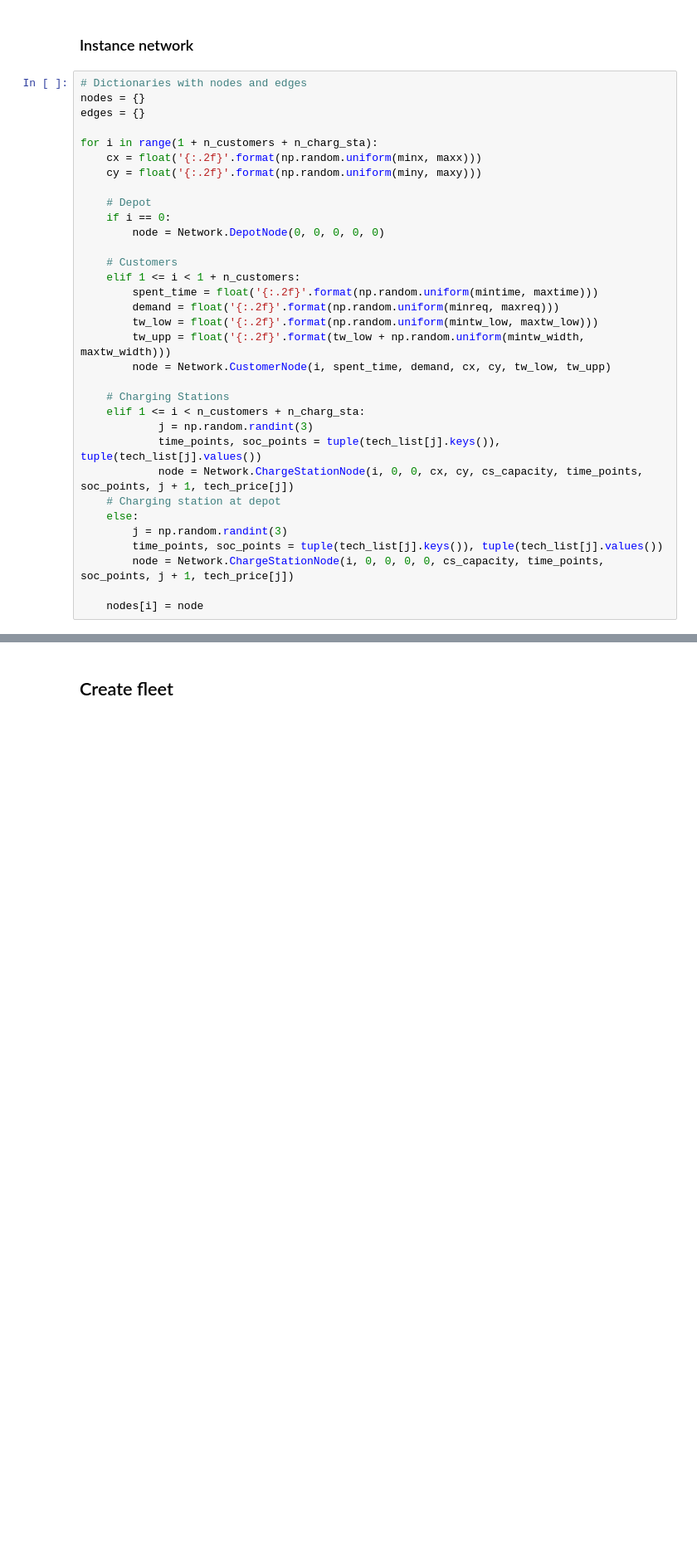
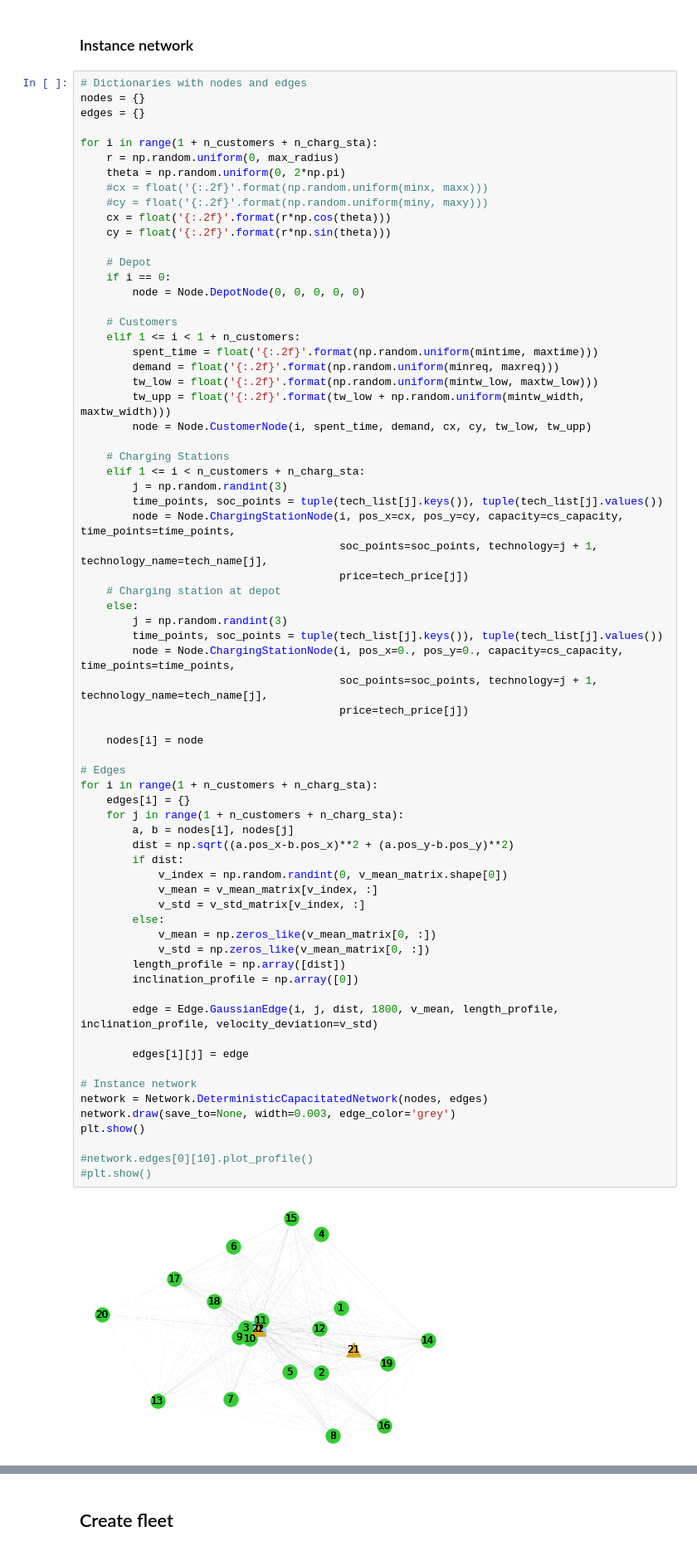
Before and after one commit to jpfutalef/DynamicStochasticElectricVRP, a Jupyter notebook: notebooks/instanceCreatorUtility.ipynb, the cells around one changed output, grey strips where cells are left out. Shown at 83% size. Saved outputs shown, nothing was run; the diff lists cells and outputs as text; blank space fills up the shorter version.

```diff
--- a/notebooks/instanceCreatorUtility.ipynb
+++ b/notebooks/instanceCreatorUtility.ipynb
@@ -161,33 +209,71 @@ fig.tight_layout()
 # %%
 # Dictionaries with nodes and edges
 nodes = {}
 edges = {}
 
 for i in range(1 + n_customers + n_charg_sta):
-    cx = float('{:.2f}'.format(np.random.uniform(minx, maxx)))
-    cy = float('{:.2f}'.format(np.random.uniform(miny, maxy)))
+    r = np.random.uniform(0, max_radius)
+    theta = np.random.uniform(0, 2*np.pi)
+    #cx = float('{:.2f}'.format(np.random.uniform(minx, maxx)))
+    #cy = float('{:.2f}'.format(np.random.uniform(miny, maxy)))
+    cx = float('{:.2f}'.format(r*np.cos(theta)))
+    cy = float('{:.2f}'.format(r*np.sin(theta)))
 
     # Depot
     if i == 0:
-        node = Network.DepotNode(0, 0, 0, 0, 0)
+        node = Node.DepotNode(0, 0, 0, 0, 0)
 
     # Customers
     elif 1 <= i < 1 + n_customers:
         spent_time = float('{:.2f}'.format(np.random.uniform(mintime, maxtime)))
         demand = float('{:.2f}'.format(np.random.uniform(minreq, maxreq)))
         tw_low = float('{:.2f}'.format(np.random.uniform(mintw_low, maxtw_low)))
         tw_upp = float('{:.2f}'.format(tw_low + np.random.uniform(mintw_width, maxtw_width)))
-        node = Network.CustomerNode(i, spent_time, demand, cx, cy, tw_low, tw_upp)
+        node = Node.CustomerNode(i, spent_time, demand, cx, cy, tw_low, tw_upp)
 
     # Charging Stations
     elif 1 <= i < n_customers + n_charg_sta:
-            j = np.random.randint(3)
-            time_points, soc_points = tuple(tech_list[j].keys()), tuple(tech_list[j].values())
-            node = Network.ChargeStationNode(i, 0, 0, cx, cy, cs_capacity, time_points, soc_points, j + 1, tech_price[j])
+        j = np.random.randint(3)
+        time_points, soc_points = tuple(tech_list[j].keys()), tuple(tech_list[j].values())
+        node = Node.ChargingStationNode(i, pos_x=cx, pos_y=cy, capacity=cs_capacity, time_points=time_points,
+                                        soc_points=soc_points, technology=j + 1, technology_name=tech_name[j],
+                                        price=tech_price[j])
     # Charging station at depot
     else:
         j = np.random.randint(3)
         time_points, soc_points = tuple(tech_list[j].keys()), tuple(tech_list[j].values())
-        node = Network.ChargeStationNode(i, 0, 0, 0, 0, cs_capacity, time_points, soc_points, j + 1, tech_price[j])
+        node = Node.ChargingStationNode(i, pos_x=0., pos_y=0., capacity=cs_capacity, time_points=time_points,
+                                        soc_points=soc_points, technology=j + 1, technology_name=tech_name[j],
+                                        price=tech_price[j])
 
     nodes[i] = node
+
+# Edges
+for i in range(1 + n_customers + n_charg_sta):
+    edges[i] = {}
+    for j in range(1 + n_customers + n_charg_sta):
+        a, b = nodes[i], nodes[j]
+        dist = np.sqrt((a.pos_x-b.pos_x)**2 + (a.pos_y-b.pos_y)**2)
+        if dist:
+            v_index = np.random.randint(0, v_mean_matrix.shape[0])
+            v_mean = v_mean_matrix[v_index, :]
+            v_std = v_std_matrix[v_index, :]
+        else:
+            v_mean = np.zeros_like(v_mean_matrix[0, :])
+            v_std = np.zeros_like(v_mean_matrix[0, :])
+        length_profile = np.array([dist])
+        inclination_profile = np.array([0])
+
+        edge = Edge.GaussianEdge(i, j, dist, 1800, v_mean, length_profile, inclination_profile, velocity_deviation=v_std)
+
+        edges[i][j] = edge
+
+# Instance network
+network = Network.DeterministicCapacitatedNetwork(nodes, edges)
+network.draw(save_to=None, width=0.003, edge_color='grey')
+plt.show()
+
+#network.edges[0][10].plot_profile()
+#plt.show()
+# %% [output]
+[figure, added]
```
Also changed, not shown: parts of 16 cells of this notebook, 15 other files.
